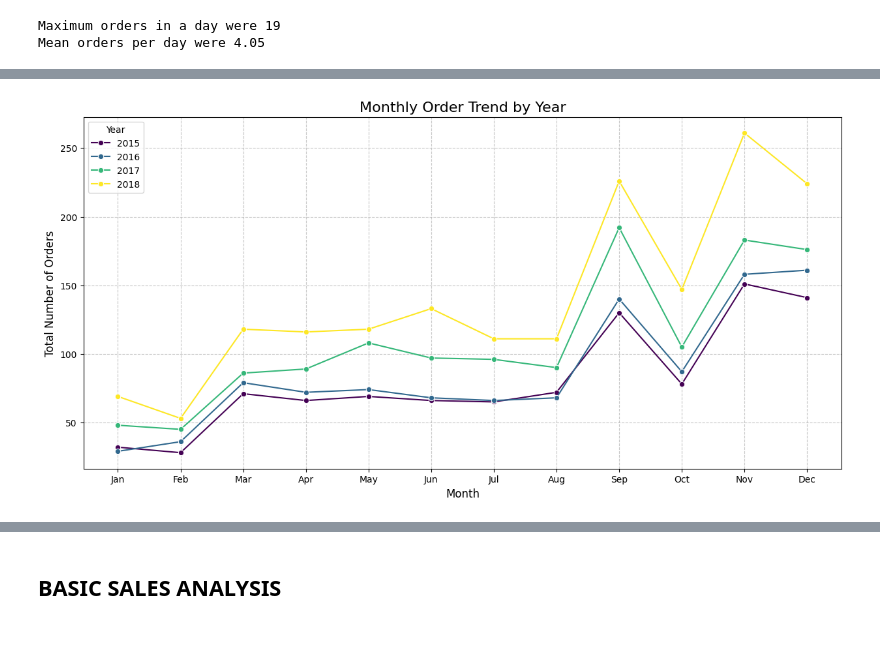
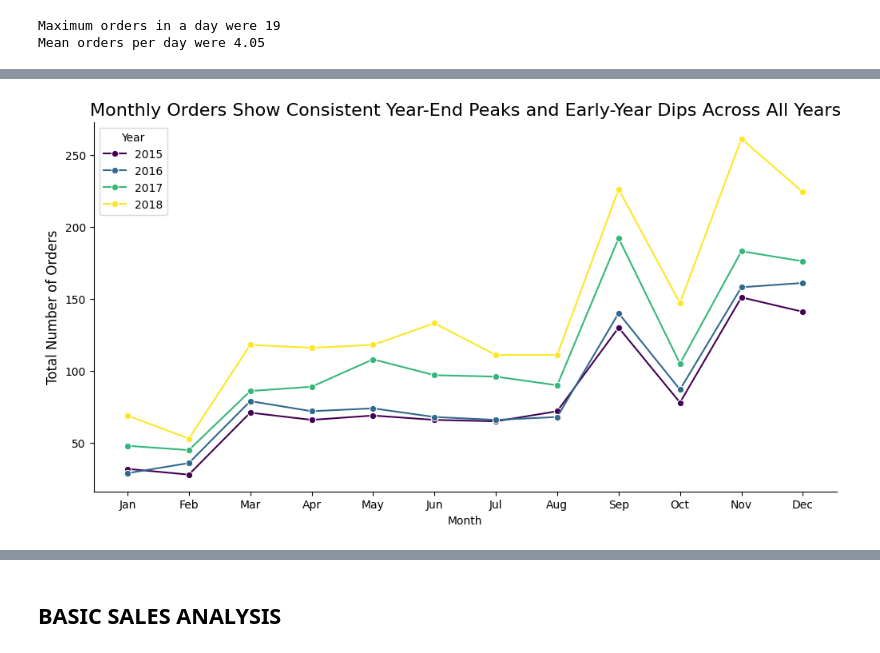
Before and after one commit to CHARUL1601/superstore-sales-profitability-analysis, a Jupyter notebook: Untitled0.ipynb, the cells around one changed output, grey strips where cells are left out. Cells and saved outputs as stored; diff of their text form; code cells hidden in the pictures.

Commit message:
Enhance temporal visualizations for better readability

```diff
--- a/Untitled0.ipynb
+++ b/Untitled0.ipynb
@@ -230,18 +244,18 @@ Mean orders per day were 4.05
 # %%
-# Monthly order trend by year
 monthly_orders_analysis = unique_date.groupby(["Year", "Month"])["No. of Orders"].sum().reset_index()
 
 # Convert the 'Month' Period object to an integer month number
 monthly_orders_analysis["Month"] = monthly_orders_analysis["Month"].dt.month
 
-plt.figure(figsize=(15, 7))
+plt.figure(figsize=(12, 6))
 sns.lineplot(data=monthly_orders_analysis, x="Month", y="No. of Orders", hue="Year", marker="o", palette="viridis")
-plt.title("Monthly Order Trend by Year", fontsize=16)
-plt.xlabel("Month", fontsize=12)
+plt.title("Monthly Orders Show Consistent Year-End Peaks and Early-Year Dips Across All Years", fontsize=16)
 plt.ylabel("Total Number of Orders", fontsize=12)
 plt.xticks(ticks=range(1, 13), labels=["Jan", "Feb", "Mar", "Apr", "May", "Jun", "Jul", "Aug", "Sep", "Oct", "Nov", "Dec"])
-plt.grid(True, linestyle="--", alpha=0.7)
 plt.legend(title="Year")
+plt.gca().spines["top"].set_visible(False)
+plt.gca().spines["right"].set_visible(False)
+
 plt.show()
 # %% [output]
-[figure, old version]
+[figure, new version]
```
Also changed, not shown: parts of 11 cells of this notebook.
